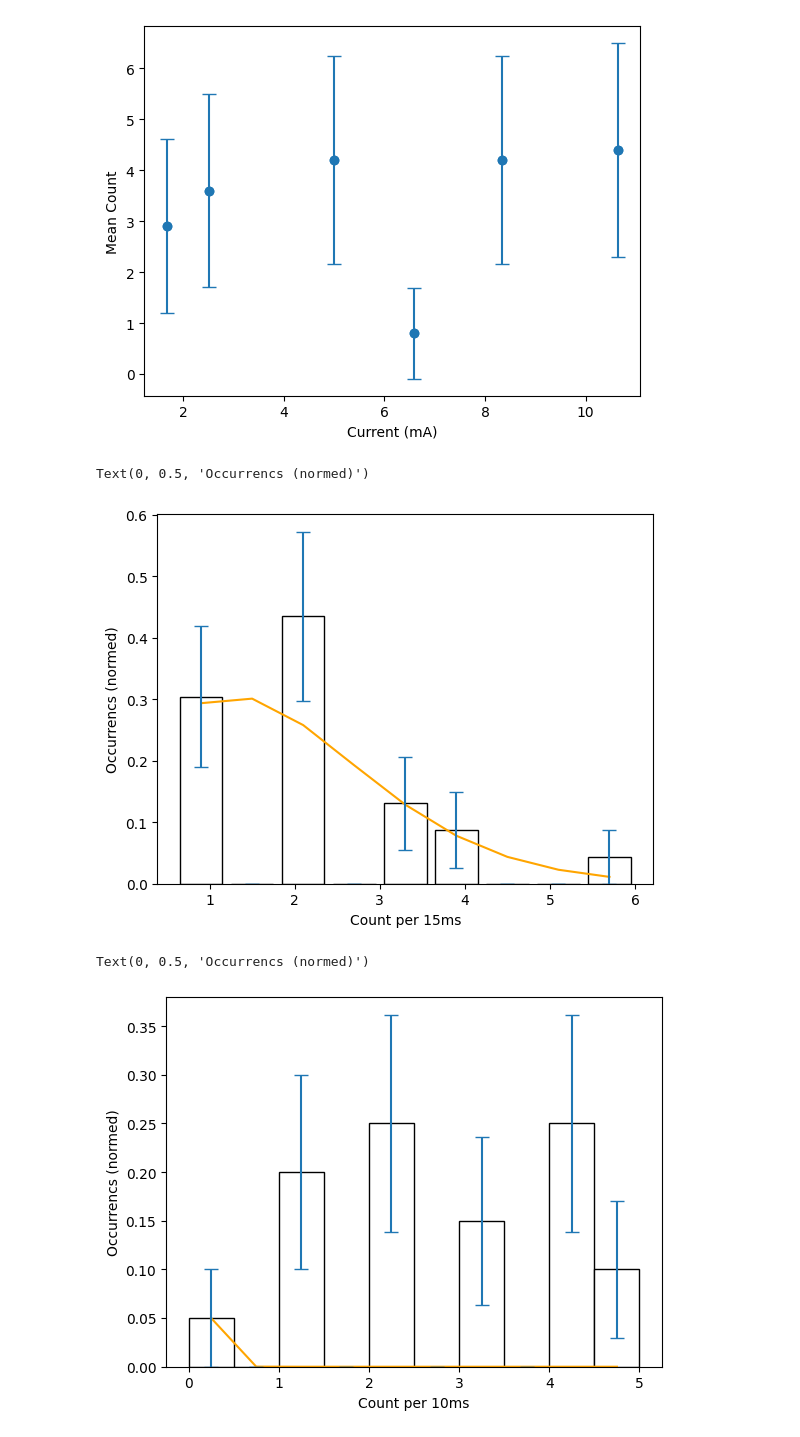
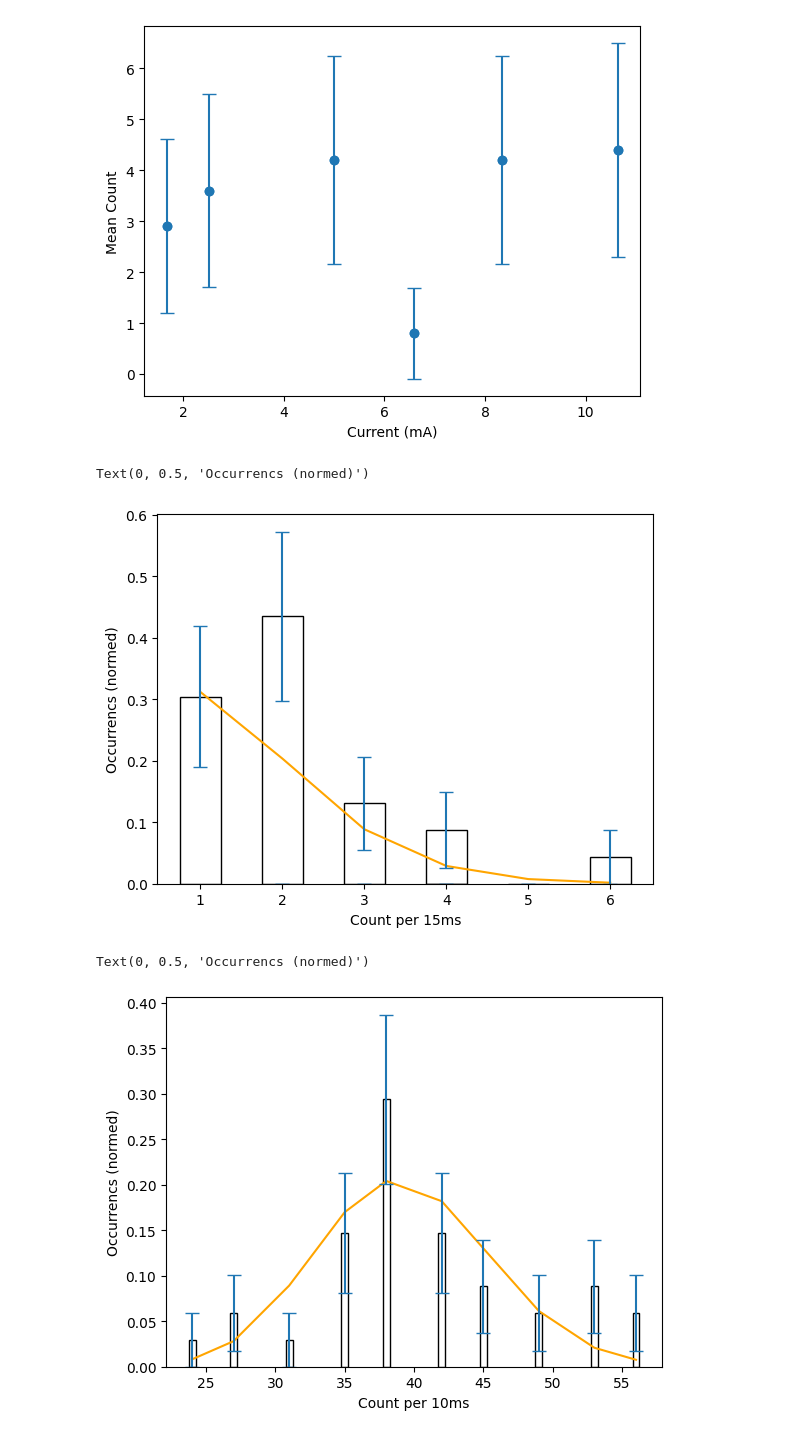
Before and after one commit to sarah-sev/SPAD, a Jupyter notebook: histplots.ipynb, the cells around one changed output. Cells and saved outputs as stored; diff of their text form; code cells hidden in the pictures.

```diff
--- a/histplots.ipynb
+++ b/histplots.ipynb
@@ -8,6 +8,9 @@ from scipy.special import factorial
 data = pd.read_csv("hist_week3_5ms.txt", sep='\t', header=0, names=["x", "y"],index_col=False)
 data1 = pd.read_csv("hist_10ms.txt",sep='\t', header=0, names=["x", "y"])
 data2 = pd.read_csv("hist_15ms.txt",sep='\t', header=0, names=["x", "y"])
+data1['x'] = round(data1['x'])
+data['x'] = round(data['x'])
+data2['x'] = round(data2['x'])
 # %%
 data_470o = pd.read_csv("470o_5ms.txt", sep='\t', header=0, names=["x", "y"],index_col=False)
 data_600o = pd.read_csv("600o_5ms.txt", sep='\t', header=0, names=["x", "y"],index_col=False)
@@ -36,30 +39,32 @@ plt.ylabel('Mean Count')
 Text(0, 0.5, 'Mean Count')
 [figure]
 # %%
-def poss(n,l):
-    return (l*.015)**n*np.exp(-l*.015)/factorial(n)
+def poss(n,l,a):
+    return (l*a)**n*np.exp(-l)/factorial(n)
 
 params, _ = curve_fit(poss, data2["x"],data2["y"]/sum(data2["y"]))
 
-plt.plot(data2["x"],poss(data2["x"],params[0]),color='orange')
+plt.plot(data2["x"],poss(data2["x"],params[0],params[1]),color='orange')
 plt.errorbar(data2["x"], data2["y"]/sum(data2["y"]), yerr=np.sqrt(data2["y"])/sum(data2["y"]),fmt='none',ecolor='tab:blue', capsize=5)
 plt.bar(data2["x"], data2["y"]/sum(data2["y"]),align='center',edgecolor='black',width=0.5,color='white')
 plt.xlabel("Count per 15ms")
 plt.ylabel("Occurrencs (normed)")
 # %% [output]
 Text(0, 0.5, 'Occurrencs (normed)')
-[figure, old version]
+[figure, new version]
 # %%
-def poss(n,l):
-    return (l*.01)**n*np.exp(-l*.01)/factorial(n)
+def poss(n,l,a):
+    return (l*a)**n*np.exp(-l)/factorial(n)
 
-params, _ = curve_fit(poss, data1["x"],data1["y"]/sum(data1["y"]))
+data1=data
 
-plt.plot(data1["x"],poss(data1["x"],params[0]),color='orange')
+params, _ = curve_fit(poss, data1["x"],data1["y"]/sum(data1["y"]),p0=[40,1])
+
+plt.plot(data1["x"],poss(data1["x"],params[0],params[1]),color='orange')
 plt.errorbar(data1["x"], data1["y"]/sum(data1["y"]), yerr=np.sqrt(data1["y"])/sum(data1["y"]),fmt='none',ecolor='tab:blue', capsize=5)
 plt.bar(data1["x"], data1["y"]/sum(data1["y"]),align='center',edgecolor='black',width=0.5,color='white')
 plt.xlabel("Count per 10ms")
 plt.ylabel("Occurrencs (normed)")
 # %% [output]
 Text(0, 0.5, 'Occurrencs (normed)')
-[figure, old version]
+[figure, new version]
```
Also changed, not shown: parts of 1 cell of this notebook.
